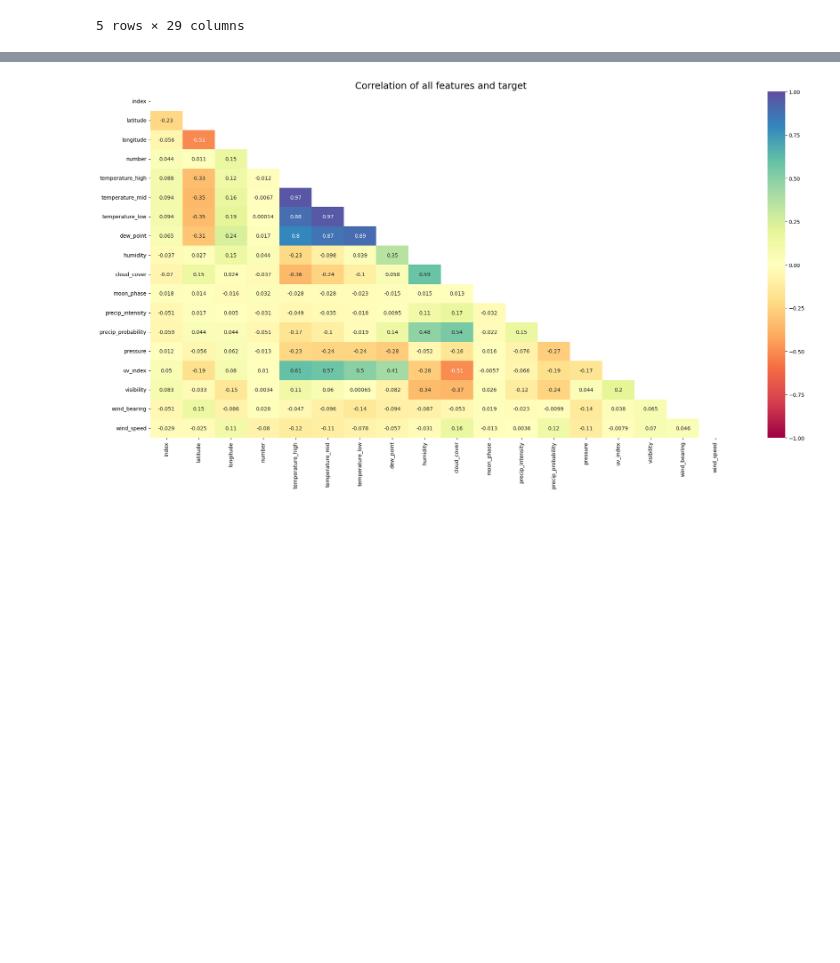
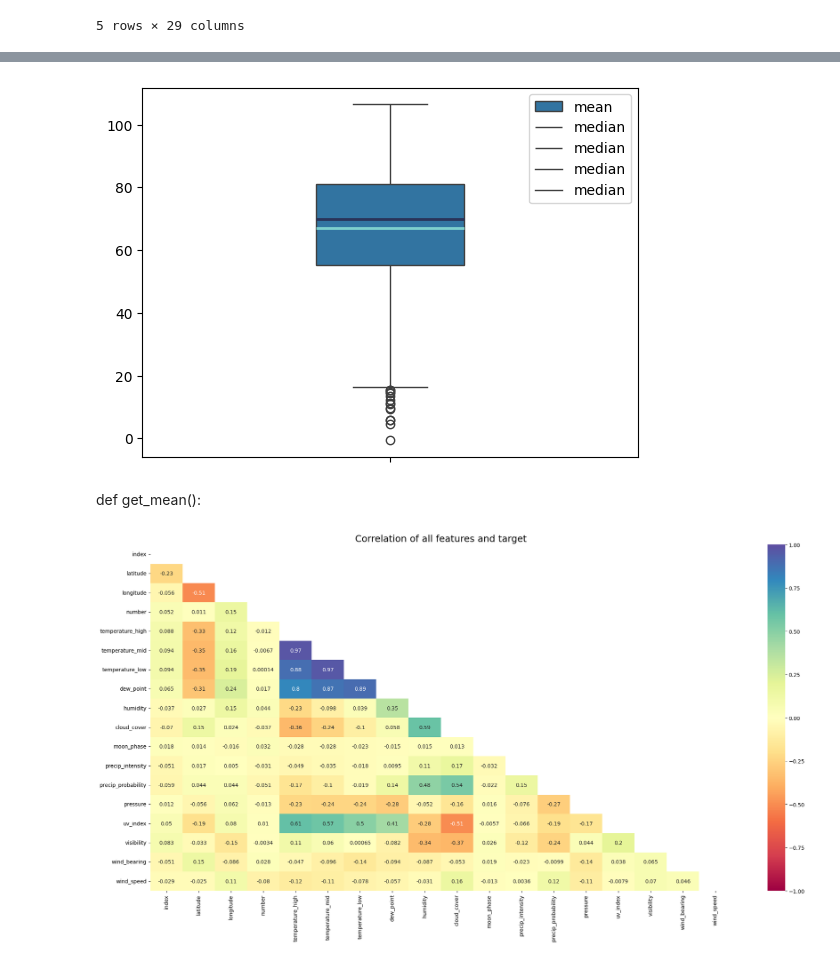
Before and after one commit to fiorigzg/bigfoot, a Jupyter notebook: reports_geocoded.ipynb, the cells around one changed output, grey strips where cells are left out. Cells and saved outputs as stored; diff of their text form; code cells hidden in the pictures; blank space fills up the shorter version.

```diff
--- a/reports_geocoded.ipynb
+++ b/reports_geocoded.ipynb
@@ -43,3 +19,23 @@ get_statistics(df,'date')
+# %%
+def get_boxplot(df, feauture):
+  this_df = df[feauture]
+  this_df.dropna(inplace=True)
+  sns.boxplot(
+    y=this_df.to_numpy(),
+    showmeans=True,
+    width=0.3,
+    meanline=True,
+    meanprops={'color': '#7ecfcd', 'ls': '-', 'lw': 2},
+    medianprops={'color': '#2a3359', 'ls': '-', 'lw': 2},
+  )
+  plt.legend()
+  plt.show()
+
+get_boxplot(df, "temperature_high")
+# %% [output]
+[figure, added]
+# %% [markdown]
+def get_mean():
 # %%
 plt.figure(figsize = (25,12))
 
```
Also changed, not shown: parts of 1 cell of this notebook.
